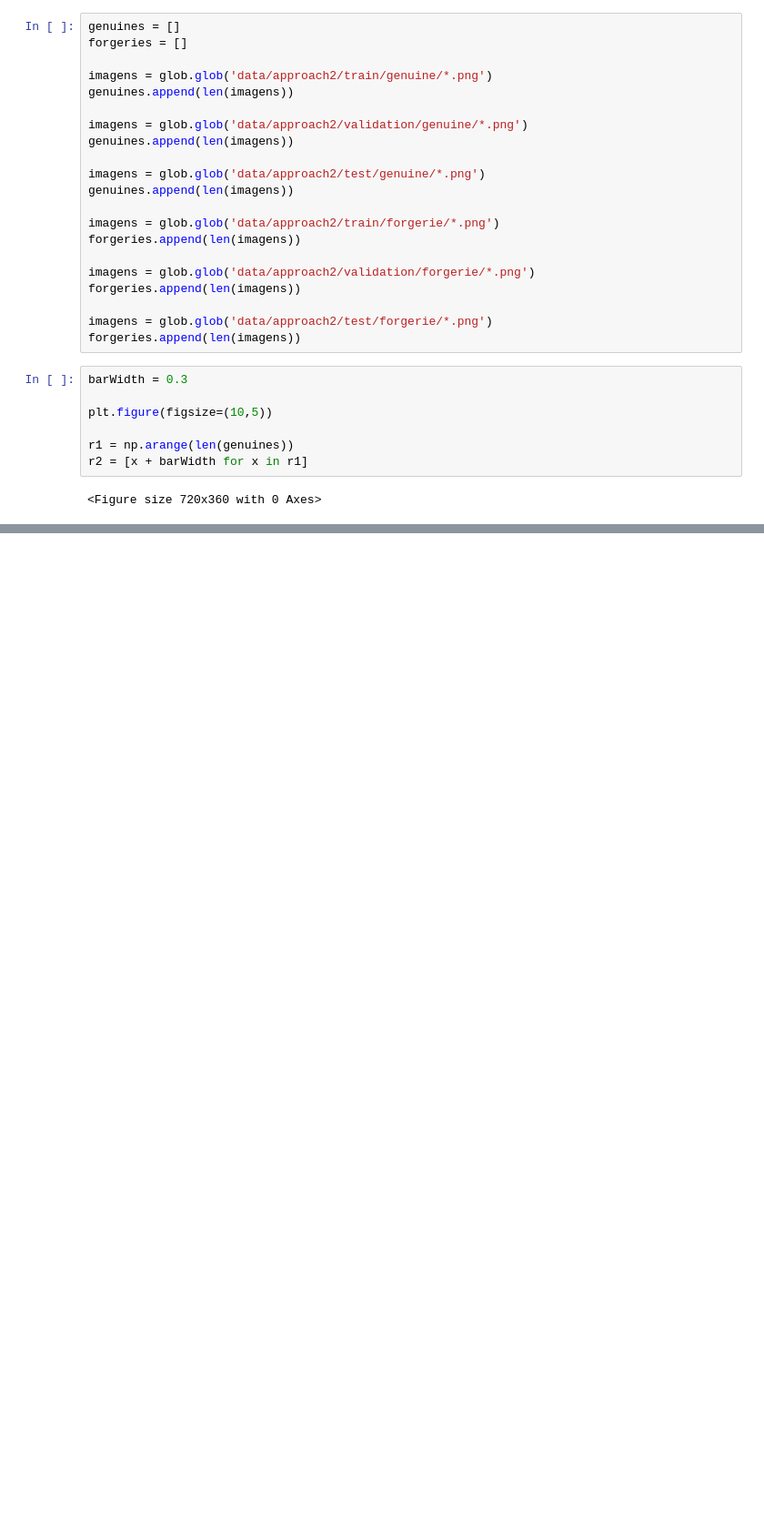
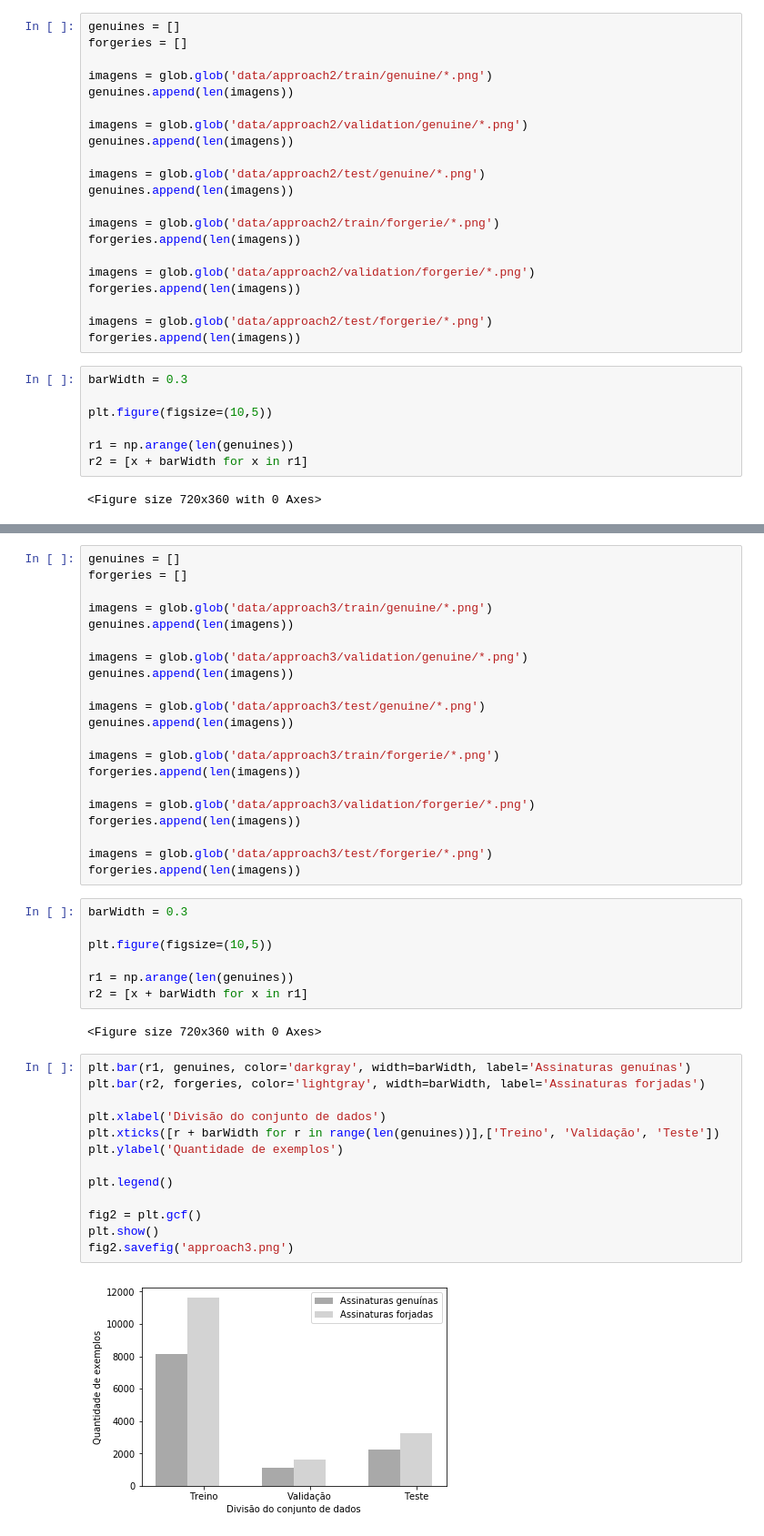
Before and after one commit to wenneton/marcos-tcc, a Jupyter notebook: notebooks/gerador-graficos.ipynb, the cells around one changed output, grey strips where cells are left out. Shown at 91% size. Saved outputs shown, nothing was run; the diff lists cells and outputs as text; blank space fills up the shorter version.

```diff
--- a/notebooks/gerador-graficos.ipynb
+++ b/notebooks/gerador-graficos.ipynb
@@ -100,0 +101,45 @@ fig2.savefig('approach2.png')
+# %%
+genuines = []
+forgeries = []
+
+imagens = glob.glob('data/approach3/train/genuine/*.png')
+genuines.append(len(imagens))
+
+imagens = glob.glob('data/approach3/validation/genuine/*.png')
+genuines.append(len(imagens))
+
+imagens = glob.glob('data/approach3/test/genuine/*.png')
+genuines.append(len(imagens))
+
+imagens = glob.glob('data/approach3/train/forgerie/*.png')
+forgeries.append(len(imagens))
+
+imagens = glob.glob('data/approach3/validation/forgerie/*.png')
+forgeries.append(len(imagens))
+
+imagens = glob.glob('data/approach3/test/forgerie/*.png')
+forgeries.append(len(imagens))
+# %%
+barWidth = 0.3
+
+plt.figure(figsize=(10,5))
+
+r1 = np.arange(len(genuines))
+r2 = [x + barWidth for x in r1]
+# %% [output]
+<Figure size 720x360 with 0 Axes>
+# %%
+plt.bar(r1, genuines, color='darkgray', width=barWidth, label='Assinaturas genuínas')
+plt.bar(r2, forgeries, color='lightgray', width=barWidth, label='Assinaturas forjadas')
+
+plt.xlabel('Divisão do conjunto de dados')
+plt.xticks([r + barWidth for r in range(len(genuines))],['Treino', 'Validação', 'Teste'])
+plt.ylabel('Quantidade de exemplos')
+
+plt.legend()
+
+fig2 = plt.gcf()
+plt.show()
+fig2.savefig('approach3.png')
+# %% [output]
+[figure, added]
```
Also changed, not shown: parts of 3 cells of this notebook, 16 other files.
